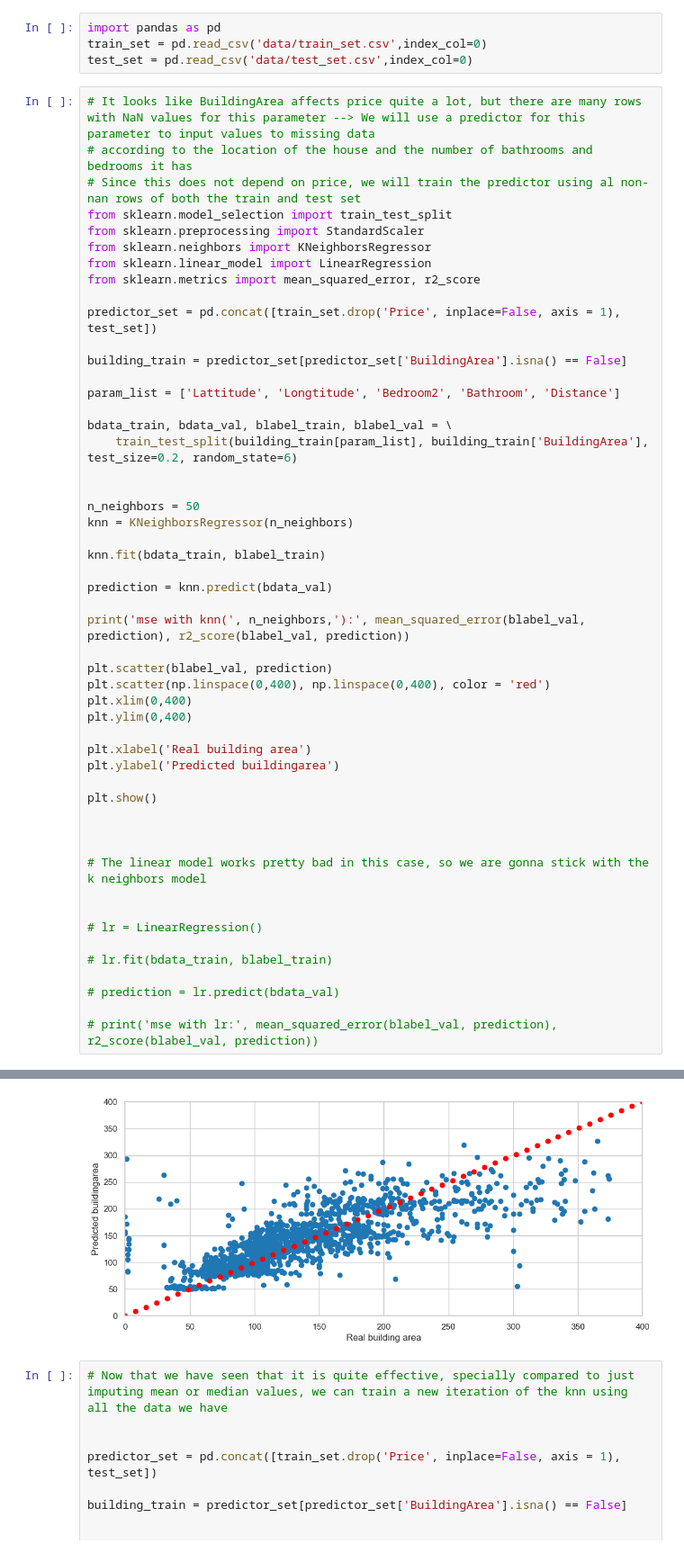
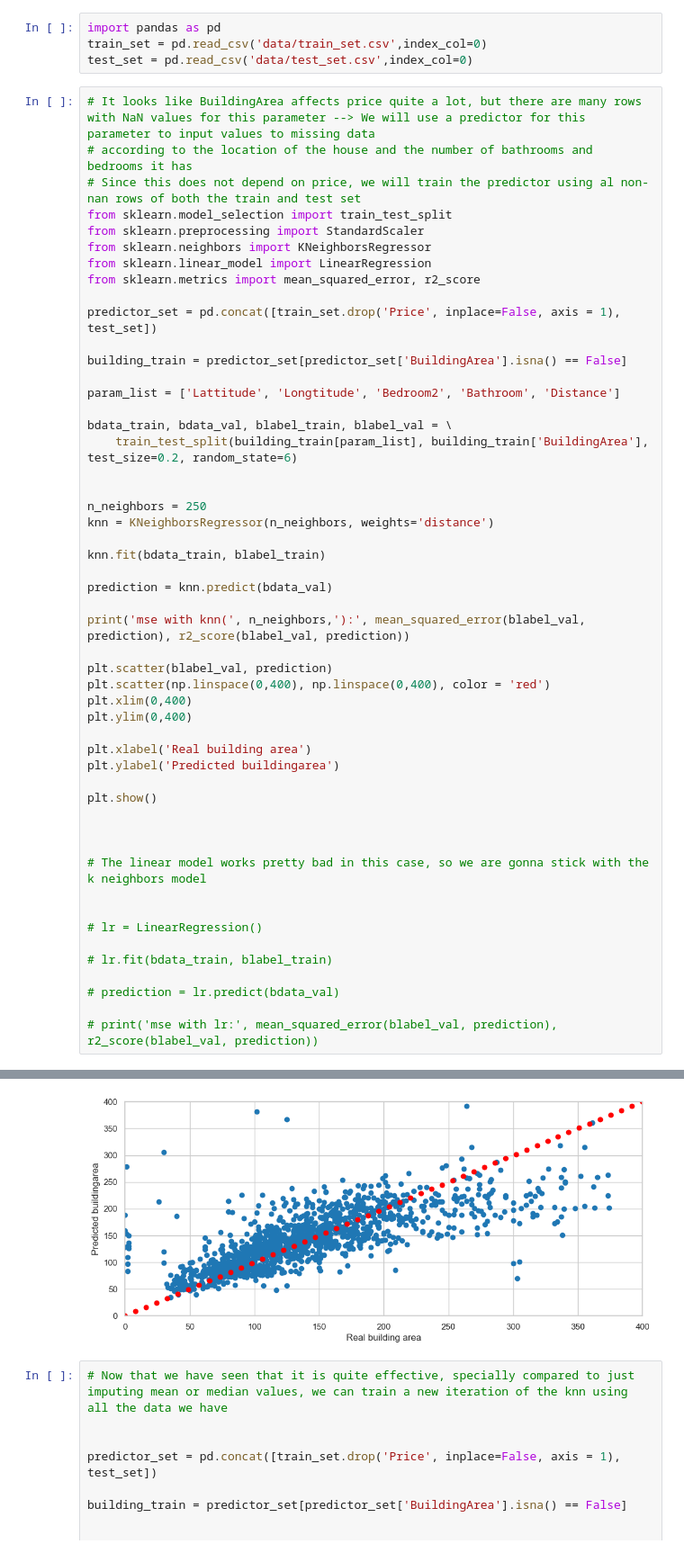
Before and after one commit to pau-torrente/DSUB_p2, a Jupyter notebook: project2 - Pau.ipynb, the cells around one changed output, grey strips where cells are left out. Shown at 90% size. Saved outputs shown, nothing was run; the diff lists cells and outputs as text.

```diff
--- a/project2 - Pau.ipynb
+++ b/project2 - Pau.ipynb
@@ -1128,8 +1112,8 @@ bdata_train, bdata_val, blabel_train, blabel_val = \
     train_test_split(building_train[param_list], building_train['BuildingArea'], test_size=0.2, random_state=6)
 
 
-n_neighbors = 50
-knn = KNeighborsRegressor(n_neighbors)
+n_neighbors = 250
+knn = KNeighborsRegressor(n_neighbors, weights='distance')
 
 knn.fit(bdata_train, blabel_train)
 
@@ -1164,4 +1148,4 @@ mse with knn( 50 ): 43404.53396444924 0.02181428396591889
-[figure, old version]
+[figure, new version]
 # %%
 # Now that we have seen that it is quite effective, specially compared to just imputing mean or median values, we can train a new iteration of the knn using all the data we have
 
```
Also changed, not shown: parts of 14 cells of this notebook.
